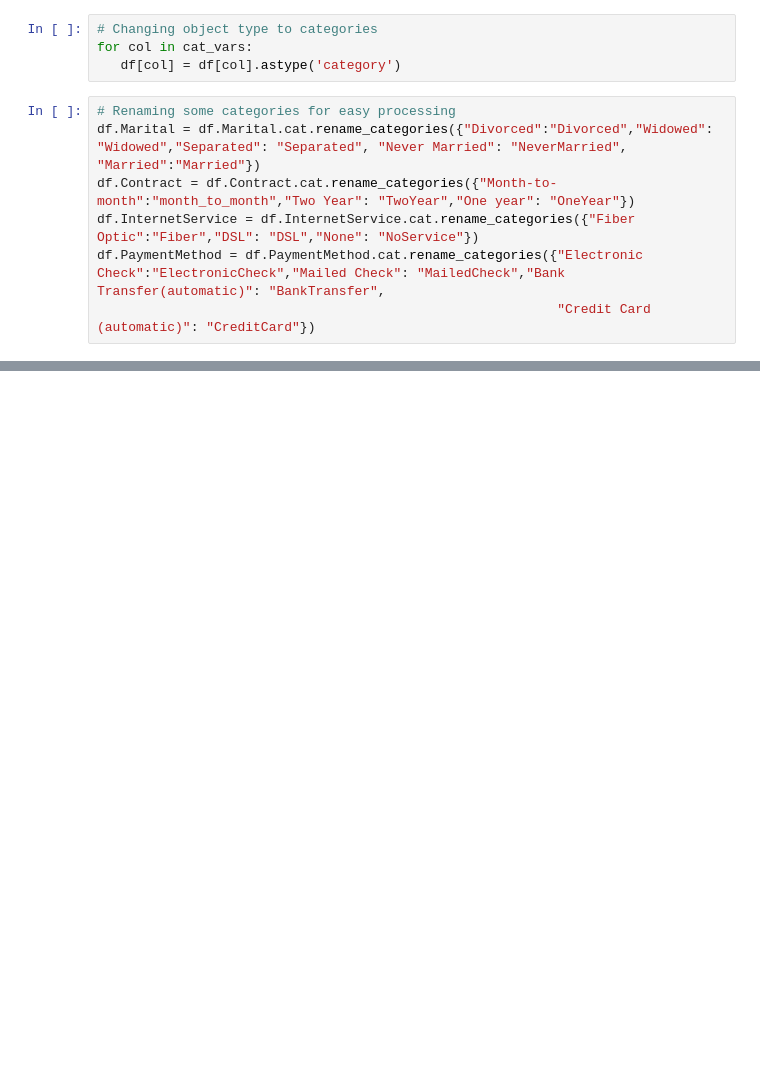
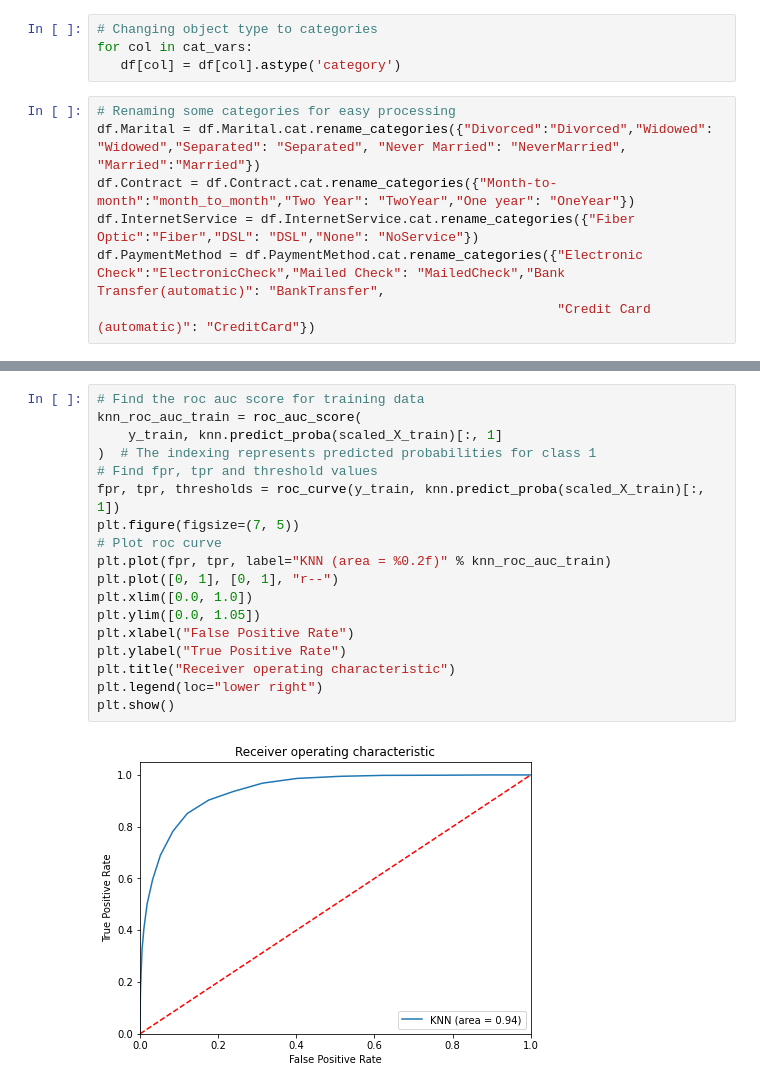
Before and after one commit to cfreeman22/data_mining_1_D209, a Jupyter notebook: D209_data_mining1_task1.ipynb, the cells around one changed output, grey strips where cells are left out. Cells and saved outputs as stored; diff of their text form; blank space fills up the shorter version.

```diff
--- a/D209_data_mining1_task1.ipynb
+++ b/D209_data_mining1_task1.ipynb
@@ -213,0 +405,20 @@ churn_df.to_csv('cleaned_churn.csv')
+# %%
+# Find the roc auc score for training data
+knn_roc_auc_train = roc_auc_score(
+    y_train, knn.predict_proba(scaled_X_train)[:, 1]
+)  # The indexing represents predicted probabilities for class 1
+# Find fpr, tpr and threshold values
+fpr, tpr, thresholds = roc_curve(y_train, knn.predict_proba(scaled_X_train)[:, 1])
+plt.figure(figsize=(7, 5))
+# Plot roc curve
+plt.plot(fpr, tpr, label="KNN (area = %0.2f)" % knn_roc_auc_train)
+plt.plot([0, 1], [0, 1], "r--")
+plt.xlim([0.0, 1.0])
+plt.ylim([0.0, 1.05])
+plt.xlabel("False Positive Rate")
+plt.ylabel("True Positive Rate")
+plt.title("Receiver operating characteristic")
+plt.legend(loc="lower right")
+plt.show()
+# %% [output]
+[figure, added]
```
Also changed, not shown: parts of 45 cells of this notebook.
